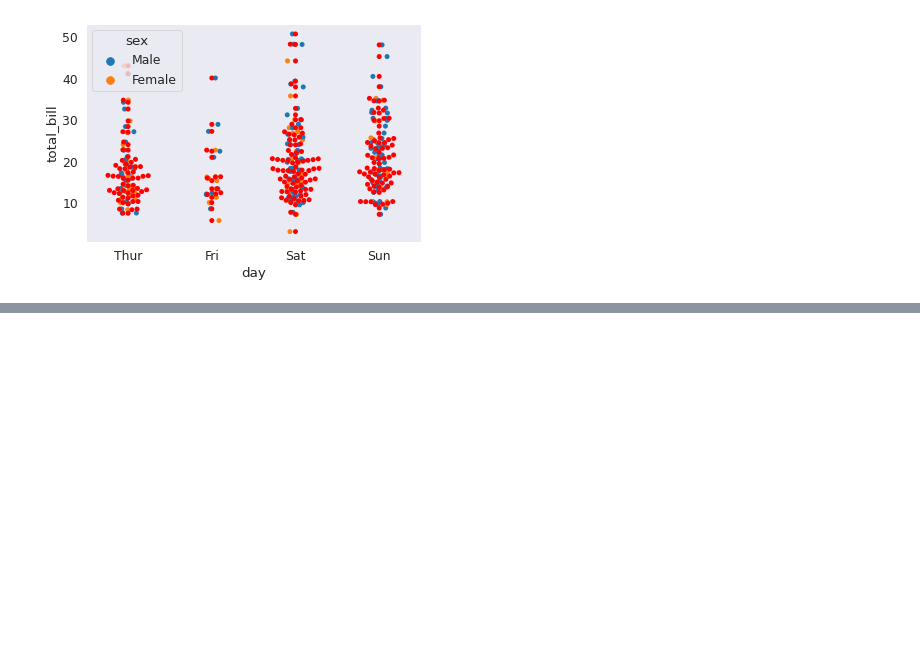
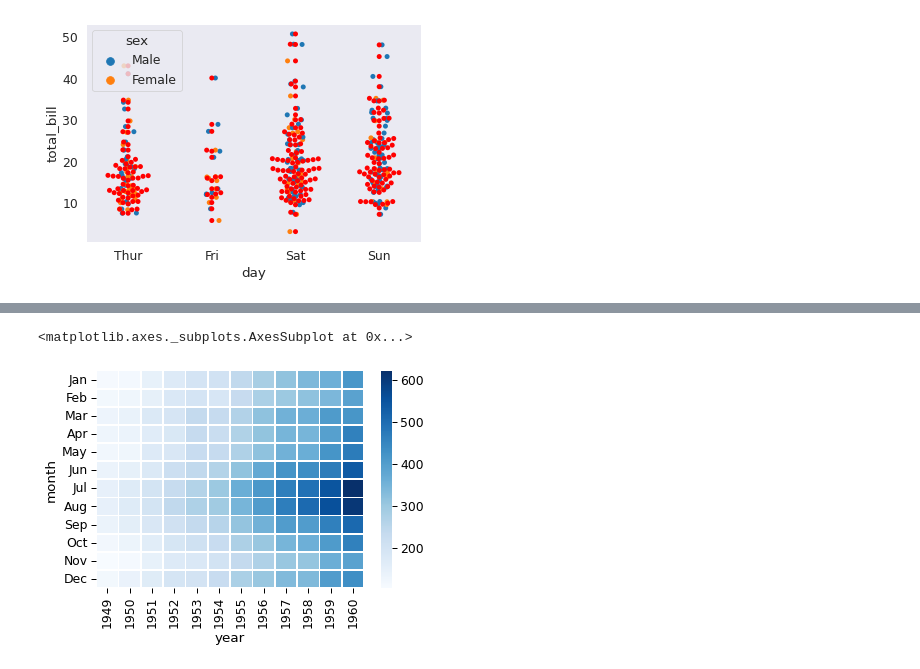
Before and after one commit to ShakilM26/Data-Visualization, a Jupyter notebook: seaborn/seaborn_all.ipynb, the cells around one changed output, grey strips where cells are left out. Saved outputs shown, nothing was run; the diff lists cells and outputs as text; code cells hidden in the pictures; blank space fills up the shorter version.

```diff
--- a/seaborn/seaborn_all.ipynb
+++ b/seaborn/seaborn_all.ipynb
@@ -157,0 +168,7 @@ sns.swarmplot(x='day', y='total_bill', data=tips, color='red')
+# %%
+flight = sns.load_dataset('flights')
+pivot = flight.pivot_table(index='month', columns='year', values='passengers')
+sns.heatmap(pivot, cmap='Blues', linecolor='white', linewidth=0.8)
+# %% [output]
+<matplotlib.axes._subplots.AxesSubplot at 0x...>
+[figure, added]
```
Also changed, not shown: parts of 7 cells of this notebook.
